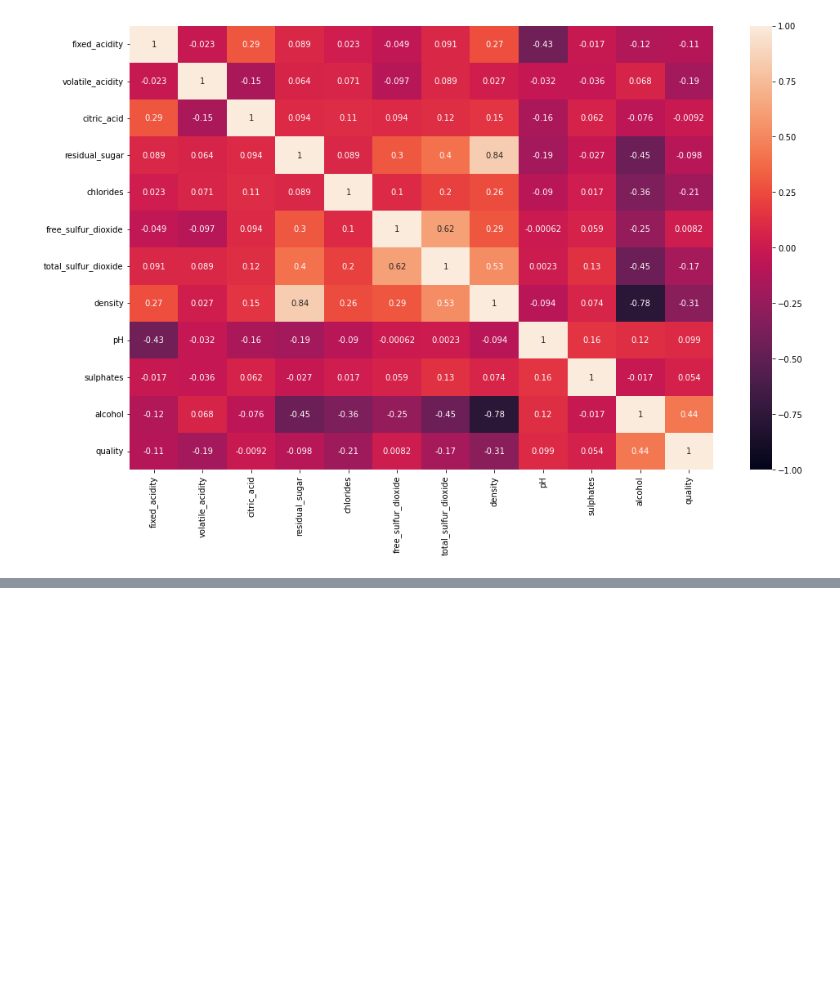
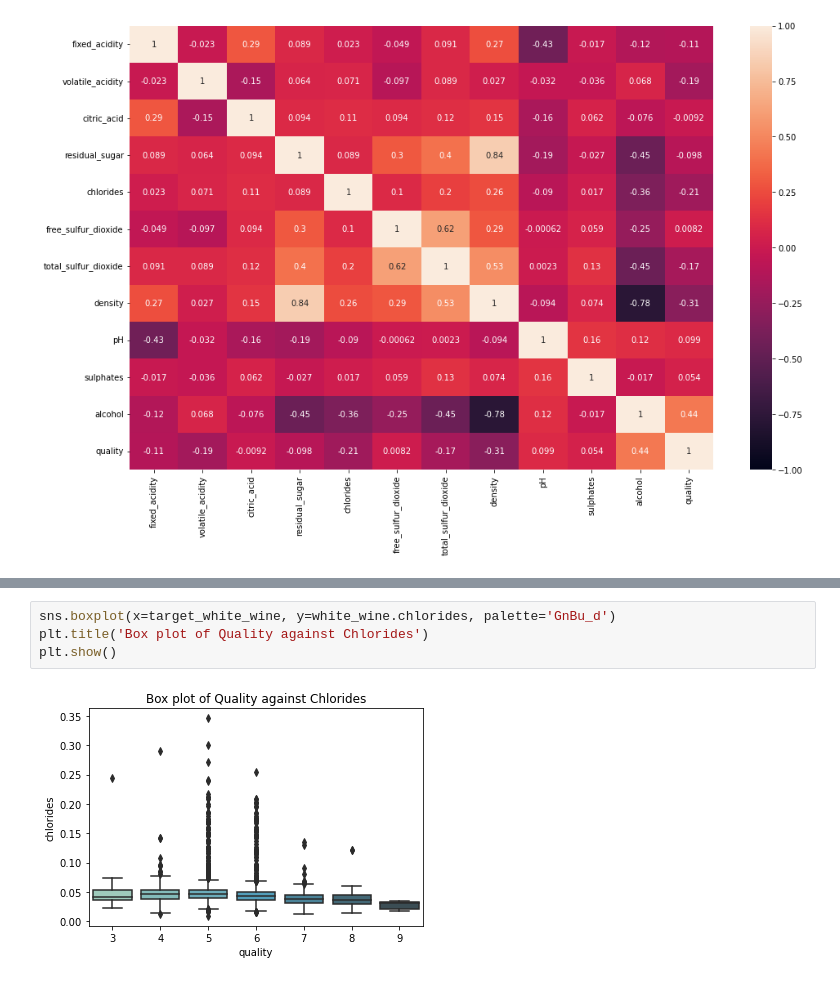
Before and after one commit to faroukkbello/White-Wine-EDA, a Jupyter notebook: White Wine EDA.ipynb, the cells around one changed output, grey strips where cells are left out. Drawn from its saved outputs; the diff is of its cells as text; blank space fills up the shorter version.

```diff
--- a/White Wine EDA.ipynb
+++ b/White Wine EDA.ipynb
@@ -353,0 +368,6 @@ Observations
+# %%
+sns.boxplot(x=target_white_wine, y=white_wine.chlorides, palette='GnBu_d')
+plt.title('Box plot of Quality against Chlorides')
+plt.show()
+# %% [output]
+[figure, added]
```
Also changed, not shown: parts of 39 cells of this notebook, 1 other file.
